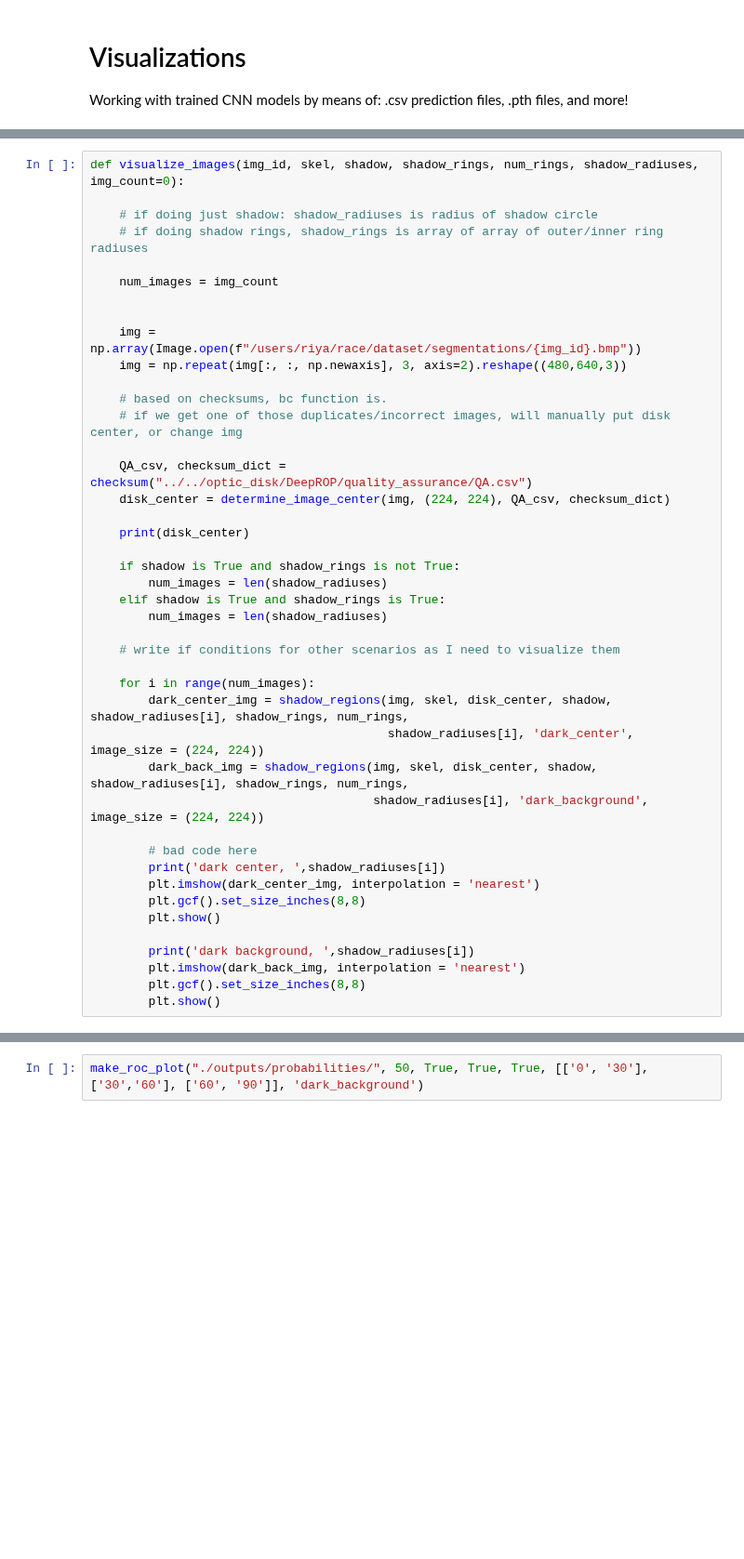
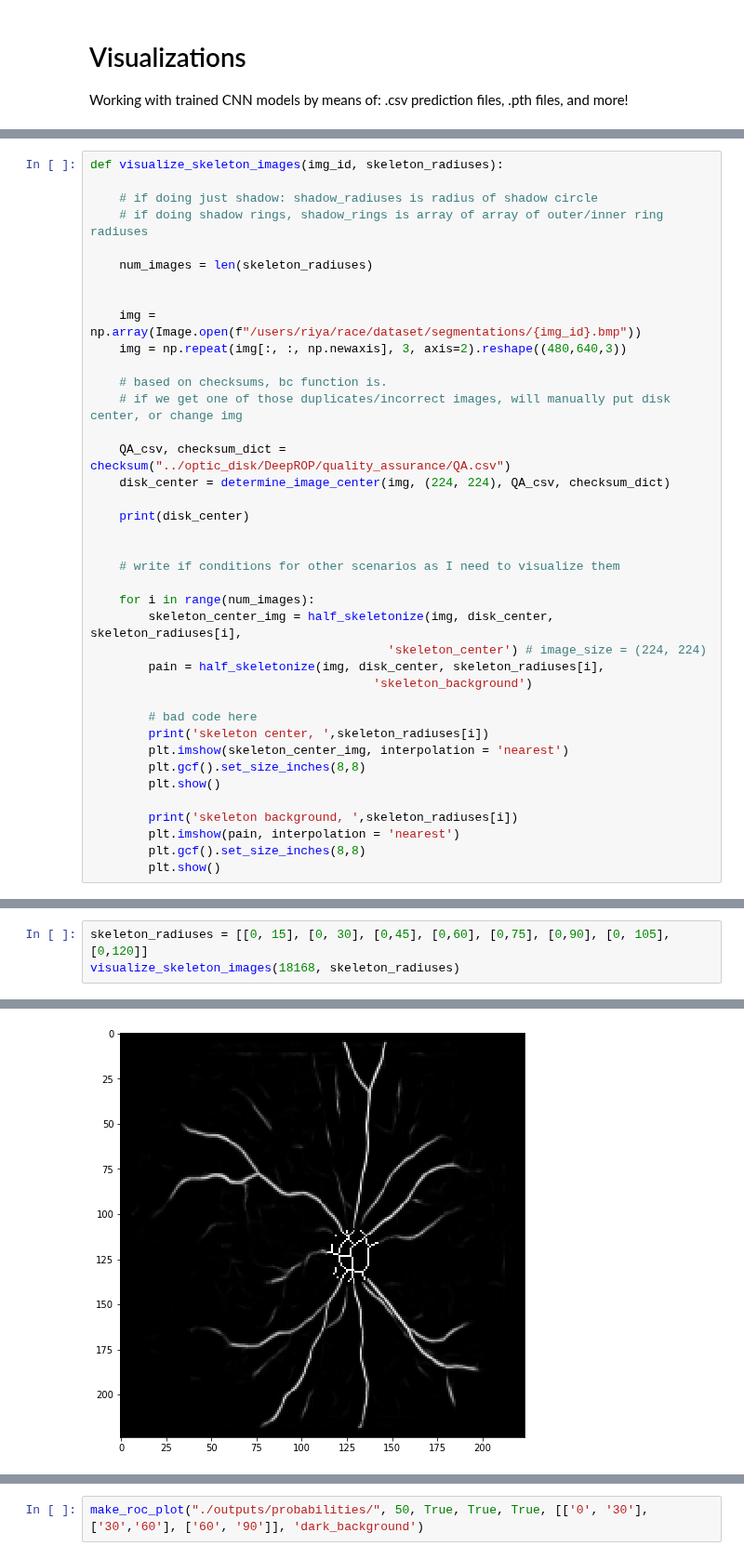
Before and after one commit to Centrattic/race, a Jupyter notebook: classifier_experiments/CNN_visualization.ipynb, the cells around one changed output, grey strips where cells are left out. Shown at 93% size. Saved outputs shown, nothing was run; the diff lists cells and outputs as text; blank space fills up the shorter version.

```diff
--- a/classifier_experiments/CNN_visualization.ipynb
+++ b/classifier_experiments/CNN_visualization.ipynb
@@ -36,10 +40,10 @@ Working with trained CNN models by means of: .csv prediction files, .pth files,
 # %%
-def visualize_images(img_id, skel, shadow, shadow_rings, num_rings, shadow_radiuses, img_count=0):
+def visualize_skeleton_images(img_id, skeleton_radiuses):
 
     # if doing just shadow: shadow_radiuses is radius of shadow circle
     # if doing shadow rings, shadow_rings is array of array of outer/inner ring radiuses
 
-    num_images = img_count
+    num_images = len(skeleton_radiuses)
 
 
     img = np.array(Image.open(f"/users/riya/race/dataset/segmentations/{img_id}.bmp"))
@@ -48,31 +52,27 @@ def visualize_images(img_id, skel, shadow, shadow_rings, num_rings, shadow_radiu
     # based on checksums, bc function is.
     # if we get one of those duplicates/incorrect images, will manually put disk center, or change img
 
-    QA_csv, checksum_dict = checksum("../../optic_disk/DeepROP/quality_assurance/QA.csv")
+    QA_csv, checksum_dict = checksum("../optic_disk/DeepROP/quality_assurance/QA.csv")
     disk_center = determine_image_center(img, (224, 224), QA_csv, checksum_dict)
 
     print(disk_center)
 
-    if shadow is True and shadow_rings is not True:
-        num_images = len(shadow_radiuses)
-    elif shadow is True and shadow_rings is True:
-        num_images = len(shadow_radiuses)
 
     # write if conditions for other scenarios as I need to visualize them
 
     for i in range(num_images):
-        dark_center_img = shadow_regions(img, skel, disk_center, shadow, shadow_radiuses[i], shadow_rings, num_rings,
-                                         shadow_radiuses[i], 'dark_center', image_size = (224, 224))
-        dark_back_img = shadow_regions(img, skel, disk_center, shadow, shadow_radiuses[i], shadow_rings, num_rings,
-                                       shadow_radiuses[i], 'dark_background', image_size = (224, 224))
+        skeleton_center_img = half_skeletonize(img, disk_center, skeleton_radiuses[i],
+                                         'skeleton_center') # image_size = (224, 224)
+        pain = half_skeletonize(img, disk_center, skeleton_radiuses[i],
+                                       'skeleton_background')
 
         # bad code here
-        print('dark center, ',shadow_radiuses[i])
-        plt.imshow(dark_center_img, interpolation = 'nearest')
+        print('skeleton center, ',skeleton_radiuses[i])
+        plt.imshow(skeleton_center_img, interpolation = 'nearest')
         plt.gcf().set_size_inches(8,8)
         plt.show()
 
-        print('dark background, ',shadow_radiuses[i])
-        plt.imshow(dark_back_img, interpolation = 'nearest')
+        print('skeleton background, ',skeleton_radiuses[i])
+        plt.imshow(pain, interpolation = 'nearest')
         plt.gcf().set_size_inches(8,8)
         plt.show()
@@ -148,0 +79,4 @@ os.listdir("./outputs/probabilities/")
+# %%
+skeleton_radiuses = [[0, 15], [0, 30], [0,45], [0,60], [0,75], [0,90], [0, 105], [0,120]]
+visualize_skeleton_images(18168, skeleton_radiuses)
+# %% [output]
@@ -148,0 +85 @@ os.listdir("./outputs/probabilities/")
+[figure, added]
```
Also changed, not shown: parts of 26 cells of this notebook, 5 other files.
